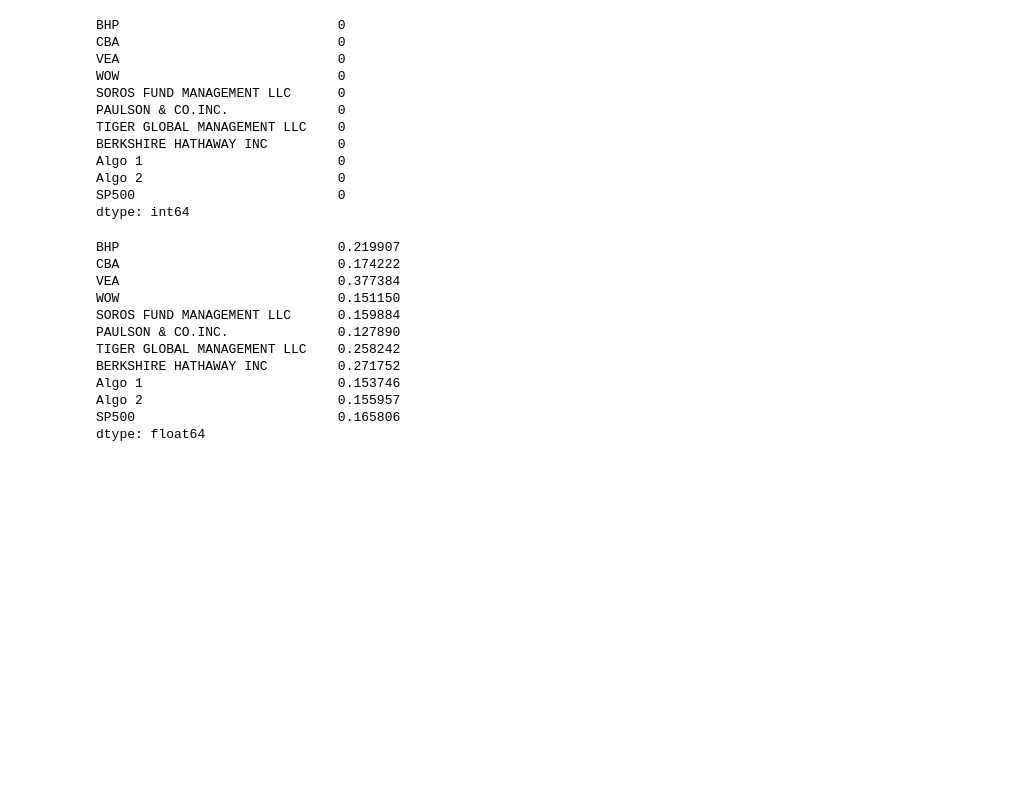
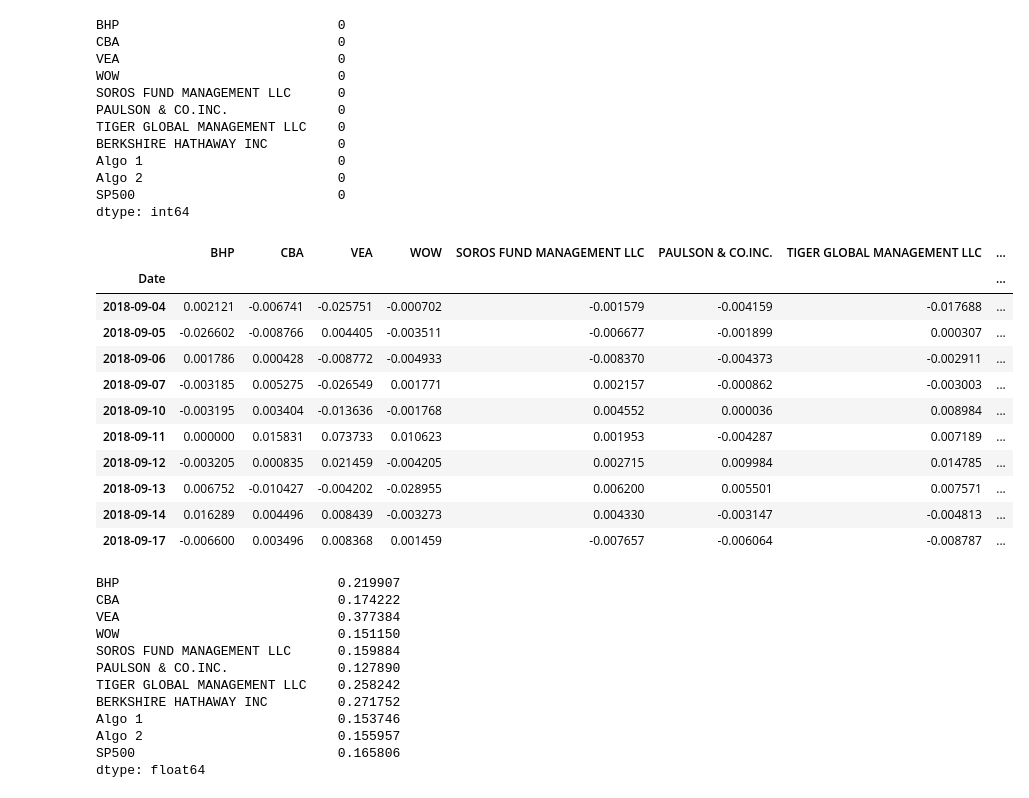
Before and after one commit to Renumelb/Homework03, a Jupyter notebook: Whale off the Port.ipynb, the cells around one changed output. Cells and saved outputs as stored; diff of their text form; code cells hidden in the pictures; blank space fills up the shorter version.

```diff
--- a/Whale off the Port.ipynb
+++ b/Whale off the Port.ipynb
@@ -399,6 +399,21 @@ Algo 1                         0
 Algo 2                         0
 SP500                          0
 dtype: int64
+# %%
+total_portfolio.head(10)
+# %% [output]
+|  | BHP | CBA | VEA | WOW | SOROS FUND MANAGEMENT LLC | PAULSON & CO.INC. | TIGER GLOBAL MANAGEMENT LLC | ... |
+| Date |  |  |  |  |  |  |  | ... |
+| 2018-09-04 | 0.002121 | -0.006741 | -0.025751 | -0.000702 | -0.001579 | -0.004159 | -0.017688 | ... |
+| 2018-09-05 | -0.026602 | -0.008766 | 0.004405 | -0.003511 | -0.006677 | -0.001899 | 0.000307 | ... |
+| 2018-09-06 | 0.001786 | 0.000428 | -0.008772 | -0.004933 | -0.008370 | -0.004373 | -0.002911 | ... |
+| 2018-09-07 | -0.003185 | 0.005275 | -0.026549 | 0.001771 | 0.002157 | -0.000862 | -0.003003 | ... |
+| 2018-09-10 | -0.003195 | 0.003404 | -0.013636 | -0.001768 | 0.004552 | 0.000036 | 0.008984 | ... |
+| 2018-09-11 | 0.000000 | 0.015831 | 0.073733 | 0.010623 | 0.001953 | -0.004287 | 0.007189 | ... |
+| 2018-09-12 | -0.003205 | 0.000835 | 0.021459 | -0.004205 | 0.002715 | 0.009984 | 0.014785 | ... |
+| 2018-09-13 | 0.006752 | -0.010427 | -0.004202 | -0.028955 | 0.006200 | 0.005501 | 0.007571 | ... |
+| 2018-09-14 | 0.016289 | 0.004496 | 0.008439 | -0.003273 | 0.004330 | -0.003147 | -0.004813 | ... |
+| 2018-09-17 | -0.006600 | 0.003496 | 0.008368 | 0.001459 | -0.007657 | -0.006064 | -0.008787 | ... |
 # %%
 #12. Conduct risk analysis over total combined portfolio
 # Calculate annualised standard deviation
```
Also changed, not shown: parts of 9 cells of this notebook.
